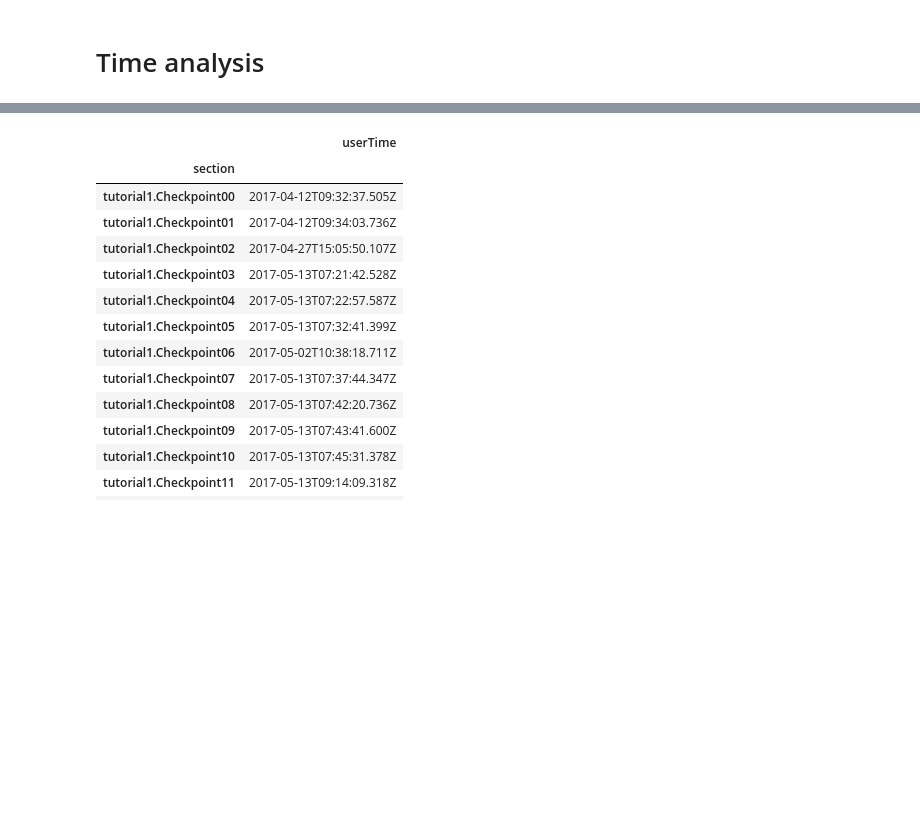
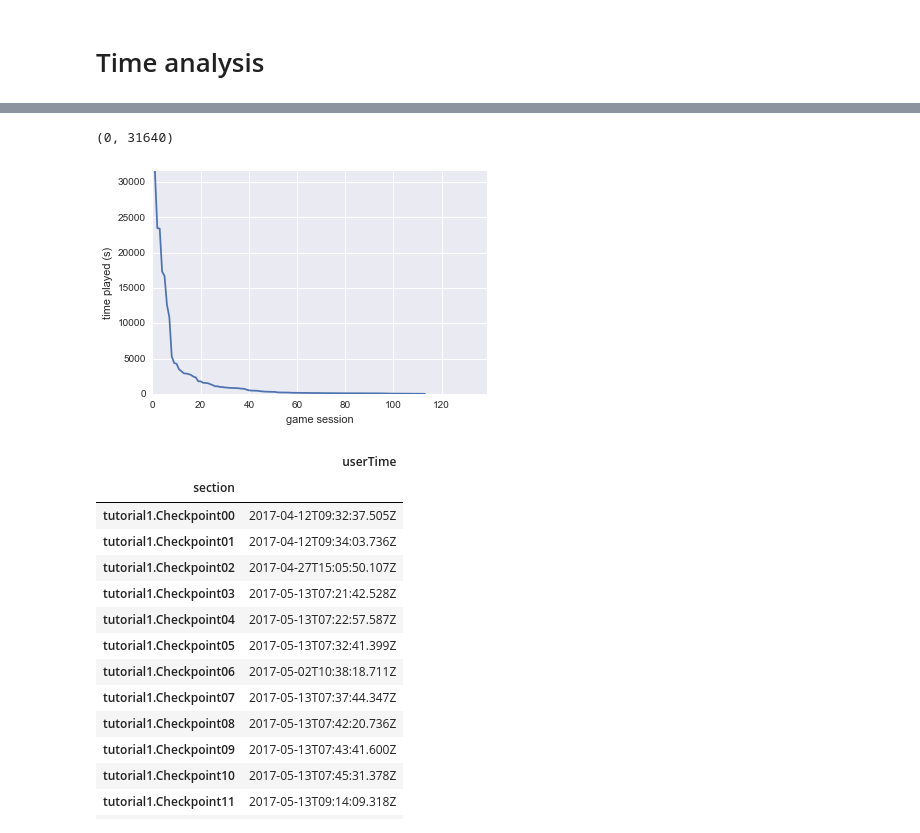
Before and after one commit to CyberCRI/dataanalysis-herocoli-redmetrics, a Jupyter notebook: v1.52/4. User comparison.ipynb, the cells around one changed output, grey strips where cells are left out. Drawn from its saved outputs; the diff is of its cells as text; code cells hidden in the pictures; blank space fills up the shorter version.

```diff
--- a/v1.52/4. User comparison.ipynb
+++ b/v1.52/4. User comparison.ipynb
@@ -134,0 +100,8 @@ userTimedSections.head()
+# %%
+#userTimedSections = userSections.groupby("userId").agg({ "userTime": np.min })
+#userTimedSections = userSections.groupby("userId")
+userTimes = userSections.groupby("userId").agg({ "userTime": [np.min, np.max] })
+userTimes["duration"] = pd.to_datetime(userTimes["userTime"]["amax"]) - pd.to_datetime(userTimes["userTime"]["amin"])
+userTimes["duration"] = userTimes["duration"].map(lambda x: np.timedelta64(x, 's'))
+userTimes = userTimes.sort_values(by=['duration'], ascending=[False])
+userTimes.head()
@@ -135,3 +117,18 @@ userTimedSections.head()
+# %%
+userTimes.loc[:,'duration']
+userTimes = userTimes[4:]
+userTimes["duration_seconds"] = userTimes["duration"].map(lambda x: pd.Timedelta(x).seconds)
+maxDuration = np.max(userTimes["duration_seconds"])
+userTimes["duration_rank"] = userTimes["duration_seconds"].rank(ascending=False)
+userTimes.plot(x="duration_rank", y="duration_seconds")
+plt.xlabel("game session")
+plt.ylabel("time played (s)")
+plt.legend('')
+plt.xlim(0, 139)
+plt.ylim(0, maxDuration)
+# %% [output]
+(0, 31640)
+[figure, added]
 # %%
 userTimedSections = userSections.groupby("section").agg({ "userTime": np.min })
 userTimedSections
```
Also changed, not shown: parts of 3 cells of this notebook, 8 other files.
